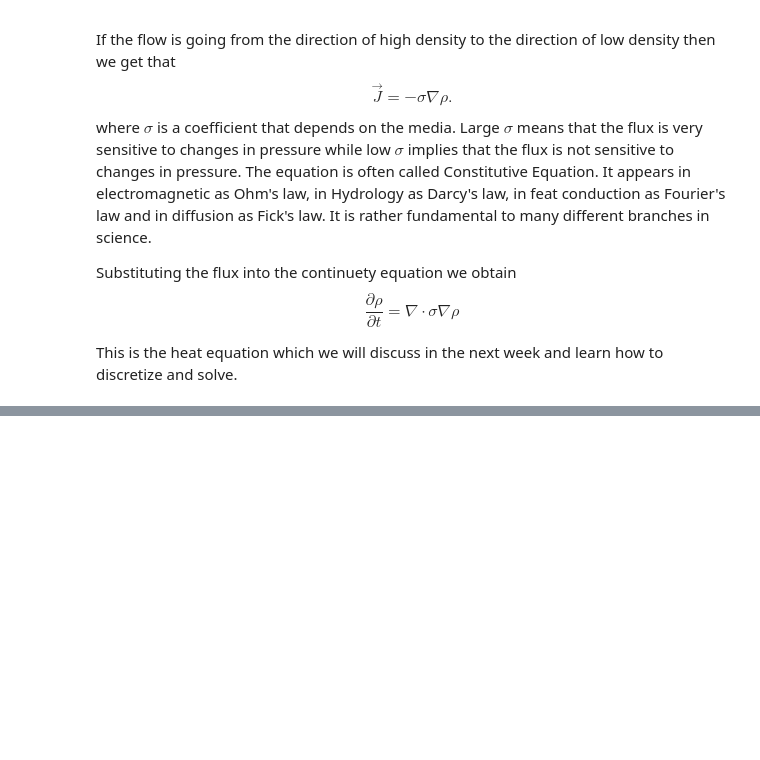
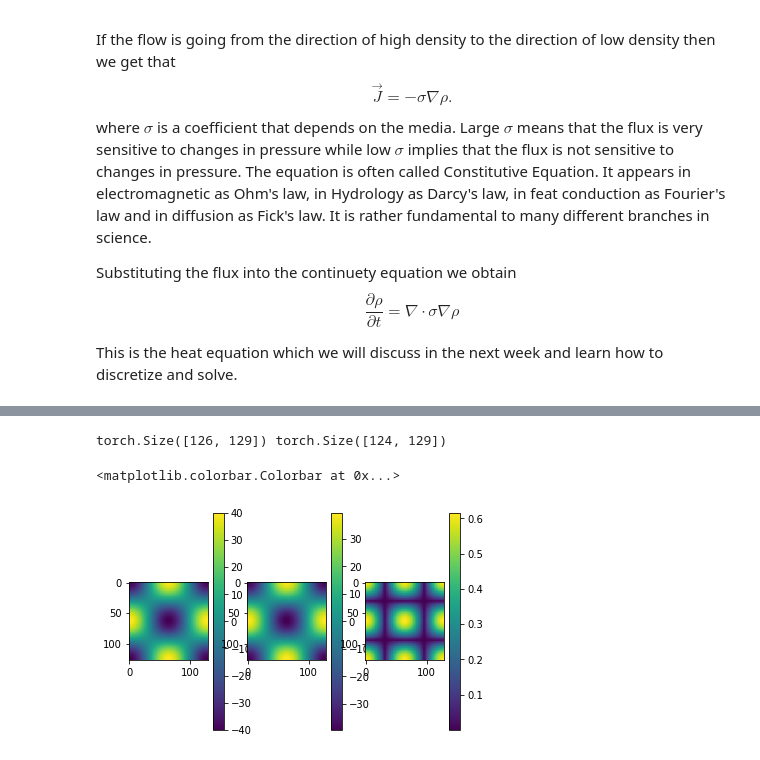
Before and after one commit to TwoOrangeOneApple/ComputationalGeoCourse, a Jupyter notebook: fluxBalace.ipynb, the cells around one changed output, grey strips where cells are left out. Saved outputs shown, nothing was run; the diff lists cells and outputs as text; code cells hidden in the pictures; blank space fills up the shorter version.

```diff
--- a/fluxBalace.ipynb
+++ b/fluxBalace.ipynb
@@ -118,0 +176,31 @@ This is the heat equation which we will discuss in the next week and learn how t
+# %%
+def d2dx2N(rho,h):
+    n = rho.shape
+    d2rhodx2 = torch.zeros(n)
+    print(d2rhodx2[1:-1,:].shape,rho[1:-3,:].shape)
+    d2rhodx2[1:-1,:] = (rho[:-2,:] - 2*rho[1:-1,:] + rho[2:,:])/(h**2)
+    d2rhodx2[0,:] = (2*rho[1,:] - 2*rho[0,:])/(h**2)
+    d2rhodx2[-1,:] = (2*rho[-2,:] - 2*rho[-1,:])/(h**2)
+    return d2rhodx2
+# %%
+pi = 3.1415926353
+nx, ny = (129, 128)
+x = np.linspace(0, 1, nx); hx = x[1]-x[0]
+y = np.linspace(0, 1, ny); hy = y[1]-y[0]
+xv, yv = np.meshgrid(x, y)
+rho = torch.tensor(np.cos(2*pi*xv)*np.cos(2*pi*yv))
+
+d2rhodx2     = d2dx2N(rho,hx);
+d2rhodx2True = -4*pi**2 * rho;
+
+
+plt.subplot(1,3,1)
+plt.imshow(d2rhodx2); plt.colorbar()
+plt.subplot(1,3,2)
+plt.imshow(d2rhodx2True); plt.colorbar()
+plt.subplot(1,3,3)
+plt.imshow(np.abs(d2rhodx2True-d2rhodx2)); plt.colorbar()
+# %% [output]
+torch.Size([126, 129]) torch.Size([124, 129])
+<matplotlib.colorbar.Colorbar at 0x...>
+[figure, added]
```
Also changed, not shown: parts of 8 cells of this notebook.
